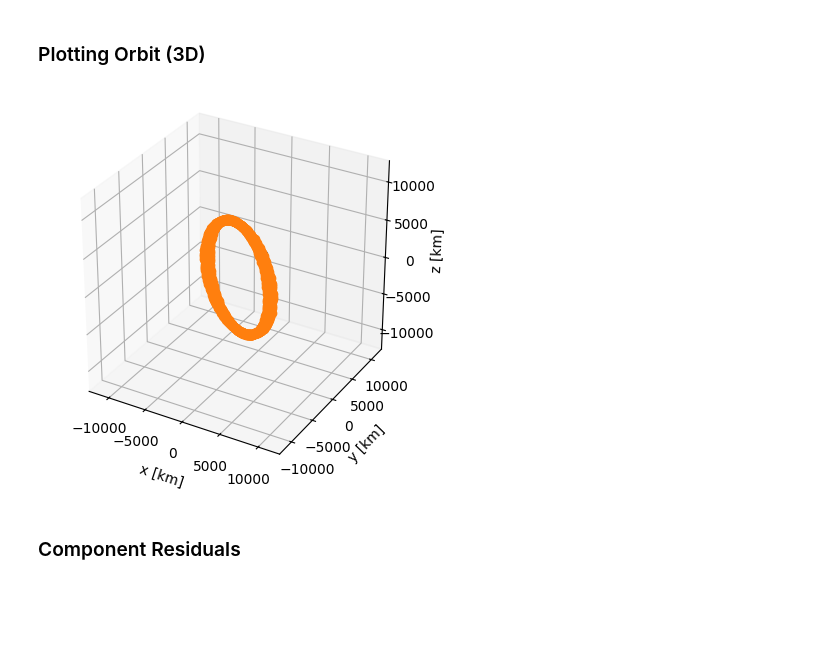
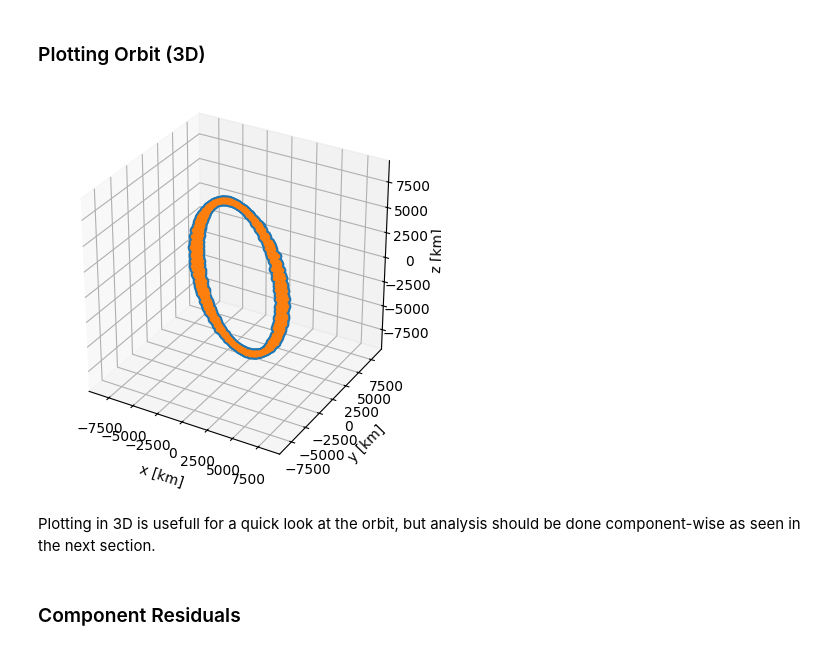
Before and after one commit to josephtule/perceptive-space-interview, a Jupyter notebook: main.ipynb, the cells around one changed output. Drawn from its saved outputs; the diff is of its cells as text; code cells hidden in the pictures; blank space fills up the shorter version.

```diff
--- a/main.ipynb
+++ b/main.ipynb
@@ -117,6 +122,6 @@ R = np.diag([r1, r1, r1, r2, r2, r2])
 
 # Initialize state covariance matrix (P)
 # P_est = np.eye(6)
-p_var = 1
-v_var = 0.1
+p_var = r1
+v_var = r2
 P_est = np.diag([p_var, p_var, p_var, v_var, v_var, v_var])
@@ -130,8 +136,8 @@ dt_min = np.min(dt)
 
 
 # gravity parameters
-max_degree = 4
+max_degree = 6
 earth.read_egm('./astrotools/EGM2008_to360.txt', max_degree)
-# aerodynamic parameters
+# aerodynamic parameters (assumed shape and size)
 Cd = 2.2
 sarea = 10 / (1e3)**2 # surface area in km^2
@@ -166,7 +177,7 @@ for k in range(N-1):
     # State transition Jacobian F
     F = np.block([[np.zeros((3, 3)), np.eye(3)], [par2body, np.zeros((3, 3))]])
     STM = np.eye((6)) + F * dt[k]
-    STM = dt[k] * F
+    # STM = dt[k] * F
 
     # Covariance prediction
     P_pred = STM @ P_est @ STM.T + Q
@@ -186,19 +197,21 @@ for k in range(N-1):
 ### Plotting Orbit (3D)
 # %%
 ax = plt.figure().add_subplot(projection="3d")
-ax.plot(sat['r_j2000'][0],sat['r_j2000'][1],sat['r_j2000'][2],label="SV Trajectory",marker="*",linestyle='None')
+ax.plot(sat['r_j2000'][0],sat['r_j2000'][1],sat['r_j2000'][2],label="SV Trajectory",marker="o",linestyle='None')
 # ax = at.plotsphere(ax,earth.SemimajorAxis)
 ax.set_xlabel("x [km]")
 ax.set_ylabel("y [km]")
 ax.set_zlabel("z [km]")
-lim = 2*earth.SemimajorAxis
+lim = 1.5*earth.SemimajorAxis
 ax.set_xlim([-lim,lim])
 ax.set_ylim([-lim,lim])
 ax.set_zlim([-lim,lim])
 ax.set_aspect('equal')
-ax.plot(x_est[0,:],x_est[1,:],x_est[2,:],label="Estimated Trajectory",marker="o",linestyle="None")
+ax.plot(x_est[0,:],x_est[1,:],x_est[2,:],label="Estimated Trajectory",marker=".",linestyle="None")
 plt.show()
 # %% [output]
-[figure, old version]
+[figure, new version]
+# %% [markdown]
+Plotting in 3D is usefull for a quick look at the orbit, but analysis should be done component-wise as seen in the next section.
 # %% [markdown]
 ### Component Residuals
```
Also changed, not shown: parts of 23 cells of this notebook, 6 other files.
